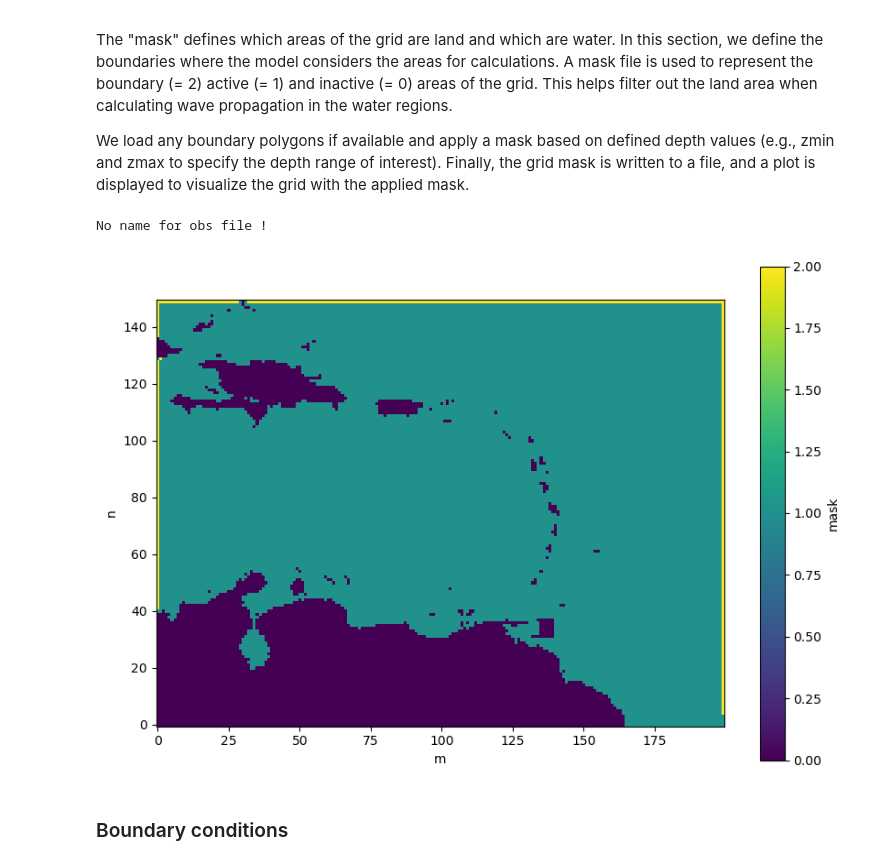
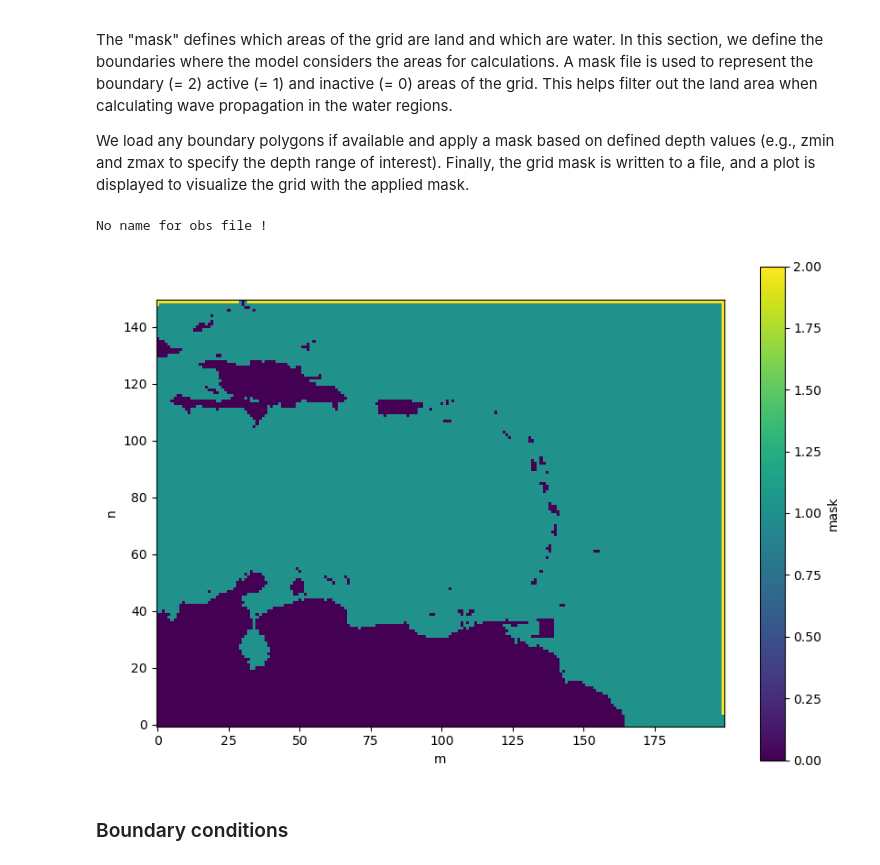
Before and after one commit to Deltares-research/cht_hurrywave, a Jupyter notebook: examples/hw_setup.ipynb, the cells around one changed output. Cells and saved outputs as stored; diff of their text form; code cells hidden in the pictures.

```diff
--- a/examples/hw_setup.ipynb
+++ b/examples/hw_setup.ipynb
@@ -77,27 +84,28 @@ We load any boundary polygons if available and apply a mask based on defined dep
 # %%
 # Initialize polygons as None
 include_polygon = None
 exclude_polygon = None
 boundary_polygon = None
 
-boundary_polygon = gpd.read_file(os.path.join(hw.path, "gis", "open_boundary_polygon.shp"))
+boundary_polygon = gpd.read_file(os.path.join(hw.path, "gis", "open_boundary_polygon_single.geojson"))
+
 hw.grid.build_mask(zmin=-10000,
                     zmax=1,
                     include_polygon=include_polygon,
                     include_zmin=None, include_zmax=None,
                     boundary_polygon = boundary_polygon,
                     boundary_zmax= -100
                     )
 
 
 hw.grid.write_msk_file()
 fig, ax = plt.subplots(1,1, figsize = (10,7))
 ax.set_aspect("equal")
 hw.grid.ds.mask.plot(ax = ax)
 hw.write()
 # %% [output]
 No name for obs file !
-[figure, old version]
+[figure, new version]
 # %% [markdown]
 ### Boundary conditions
 # %% [markdown]
```
Also changed, not shown: parts of 3 cells of this notebook.
